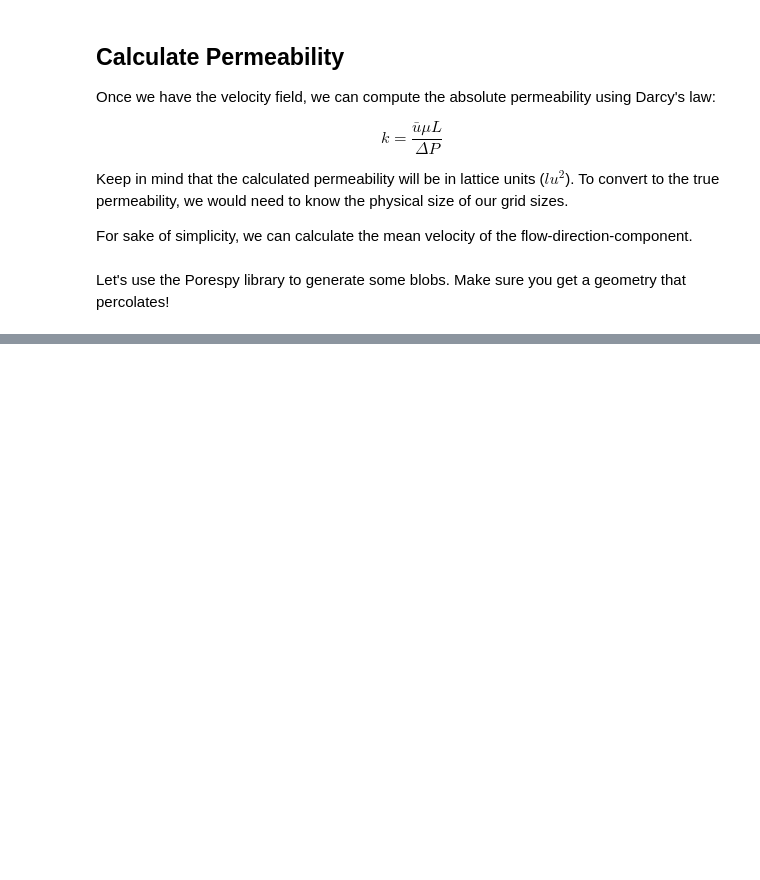
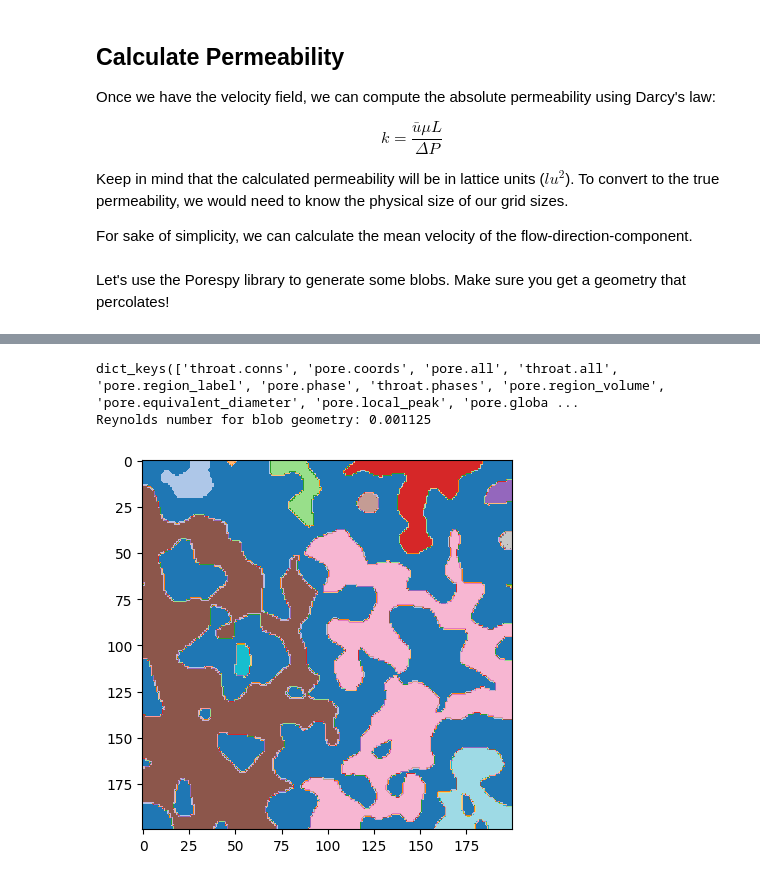
Before and after one commit to digital-porous-media/dpm_teach, a Jupyter notebook: 5_simulation/5-2-1_lbm_d2q9_bgk_oop.ipynb, the cells around one changed output, grey strips where cells are left out. Drawn from its saved outputs; the diff is of its cells as text; code cells hidden in the pictures; blank space fills up the shorter version.

```diff
--- a/5_simulation/5-2-1_lbm_d2q9_bgk_oop.ipynb
+++ b/5_simulation/5-2-1_lbm_d2q9_bgk_oop.ipynb
@@ -726,0 +774,37 @@ vel_avg(u_x)
+# %%
+pore_area, pore_perimeter, pore_euler = mf(~blobs.result)
+# For hydraulic diameter
+hydraulic_diameter = 4 * pore_area / pore_perimeter
+
+# For average particle size
+from skimage import measure
+
+labeled_mask = measure.label(blobs.result, connectivity=1)
+regions = measure.regionprops(labeled_mask)
+diameters = np.array([r.equivalent_diameter for r in regions])
+dp_avg = diameters.mean()
+plt.imshow(labeled_mask, cmap='tab20')
+
+# For pore/throat size
+# Apply Snow algorithm to identify pore regions
+snow = ps.networks.snow2(~blobs.result)
+net = snow['network']
+print(snow['network'].keys())
+
+# net now contains:
+# net['pore.diameter']  -> diameters of each pore
+# net['throat.diameter'] -> diameters of connecting throats
+
+# 3. Average or percentile statistics
+pore_avg = net['pore.inscribed_diameter'].mean()
+throat_avg = net['throat.inscribed_diameter'].mean()
+
+re_blob = compute_reynolds_number(u_x, L=throat_avg)
+print(f"Reynolds number for blob geometry: {re_blob:.6f}")
+
+# # Average velocity
+# vel_avg(u_x)
+# %% [output]
+dict_keys(['throat.conns', 'pore.coords', 'pore.all', 'throat.all', 'pore.region_label', 'pore.phase', 'throat.phases', 'pore.region_volume', 'pore.equivalent_diameter', 'pore.local_peak', 'pore.globa ...
+Reynolds number for blob geometry: 0.001125
+[figure, added]
```
Also changed, not shown: parts of 18 cells of this notebook, 3 other files.
